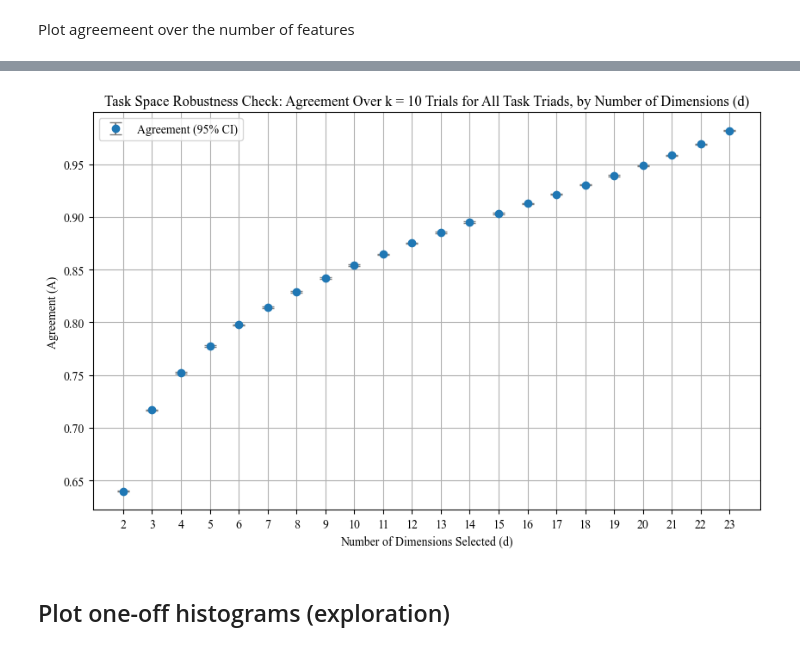
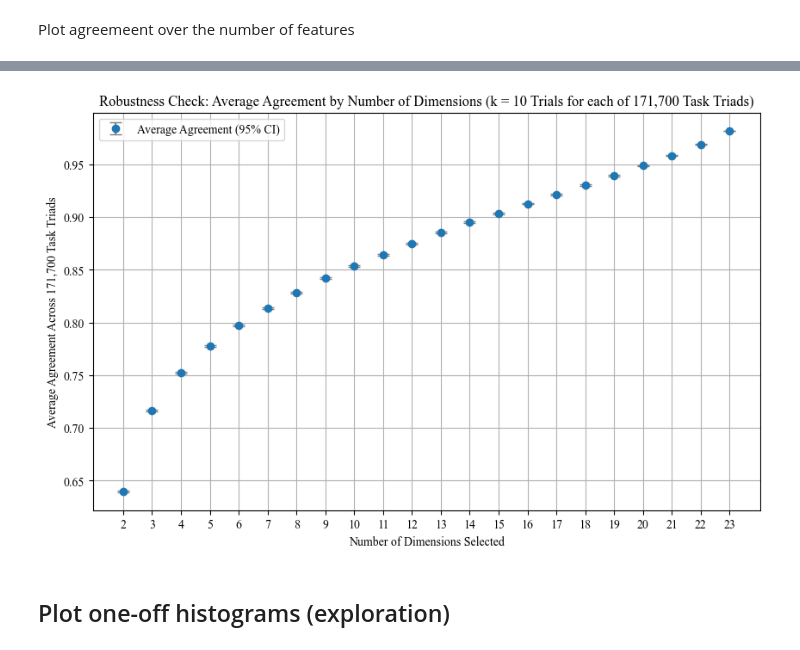
Before and after one commit to xehu/tpm-horse-race-modeling, a Jupyter notebook: task_map_explorations_with_multitask/empirical_experiment_visuals.ipynb, the cells around one changed output, grey strips where cells are left out. Cells and saved outputs as stored; diff of their text form; code cells hidden in the pictures.

Commit message:
latest progress updates to task mapping r&r experiment notebook

```diff
--- a/task_map_explorations_with_multitask/empirical_experiment_visuals.ipynb
+++ b/task_map_explorations_with_multitask/empirical_experiment_visuals.ipynb
@@ -1251,17 +1251,17 @@ means
 # %%
 plt.figure(figsize=(10, 6))
 plt.errorbar(num_features, means, yerr=[np.array(means) - np.array(lower_bounds), np.array(upper_bounds) - np.array(means)],
-             fmt='o', capsize=5, capthick=1, ecolor='gray', label='Agreement (95% CI)')
-plt.xlabel('Number of Dimensions Selected (d)')
-plt.ylabel('Agreement (A)')
-plt.title('Task Space Robustness Check: Agreement Over k = 10 Trials for All Task Triads, by Number of Dimensions (d)')
+             fmt='o', capsize=5, capthick=1, ecolor='gray', label='Average Agreement (95% CI)')
+plt.xlabel('Number of Dimensions Selected')
+plt.ylabel('Average Agreement Across 171,700 Task Triads')
+plt.title('Robustness Check: Average Agreement by Number of Dimensions (k = 10 Trials for each of 171,700 Task Triads)')
 plt.xticks(np.arange(min(num_features), max(num_features) + 1, 1))
 
 plt.grid(True)
 plt.legend()
 plt.show()
 # %% [output]
-[figure, old version]
+[figure, new version]
 # %% [markdown]
 ## Plot one-off histograms (exploration)
 # %%
```
Also changed, not shown: parts of 1 cell of this notebook.
